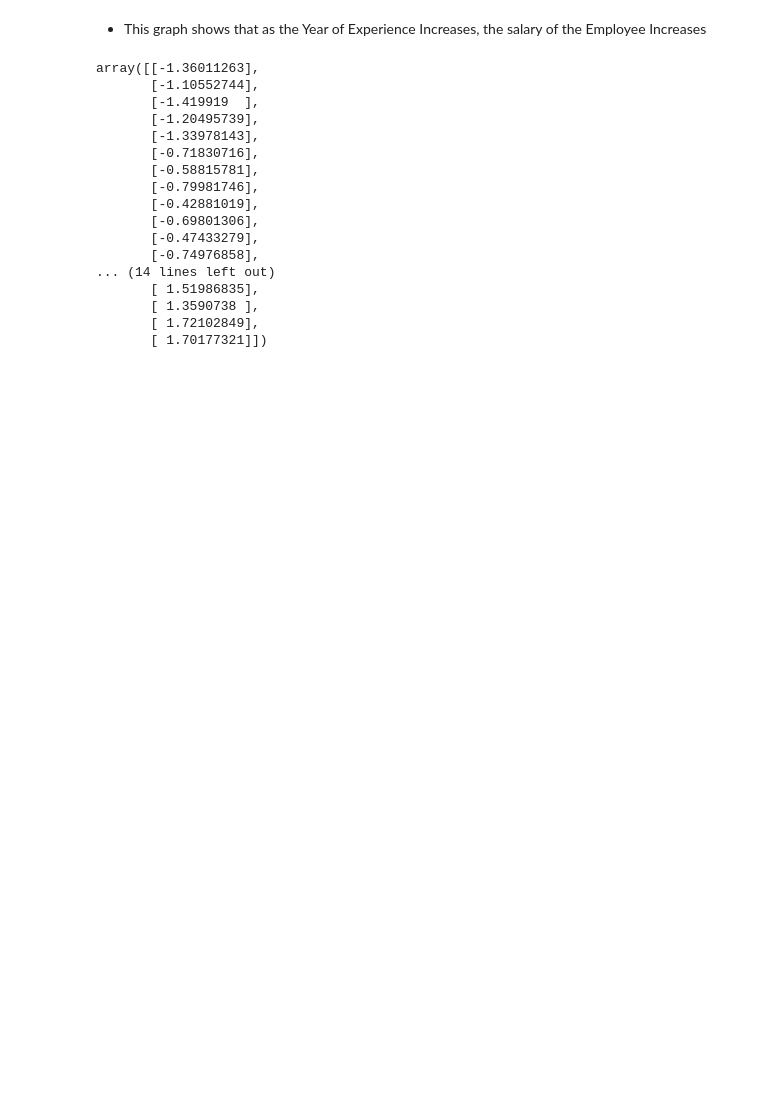
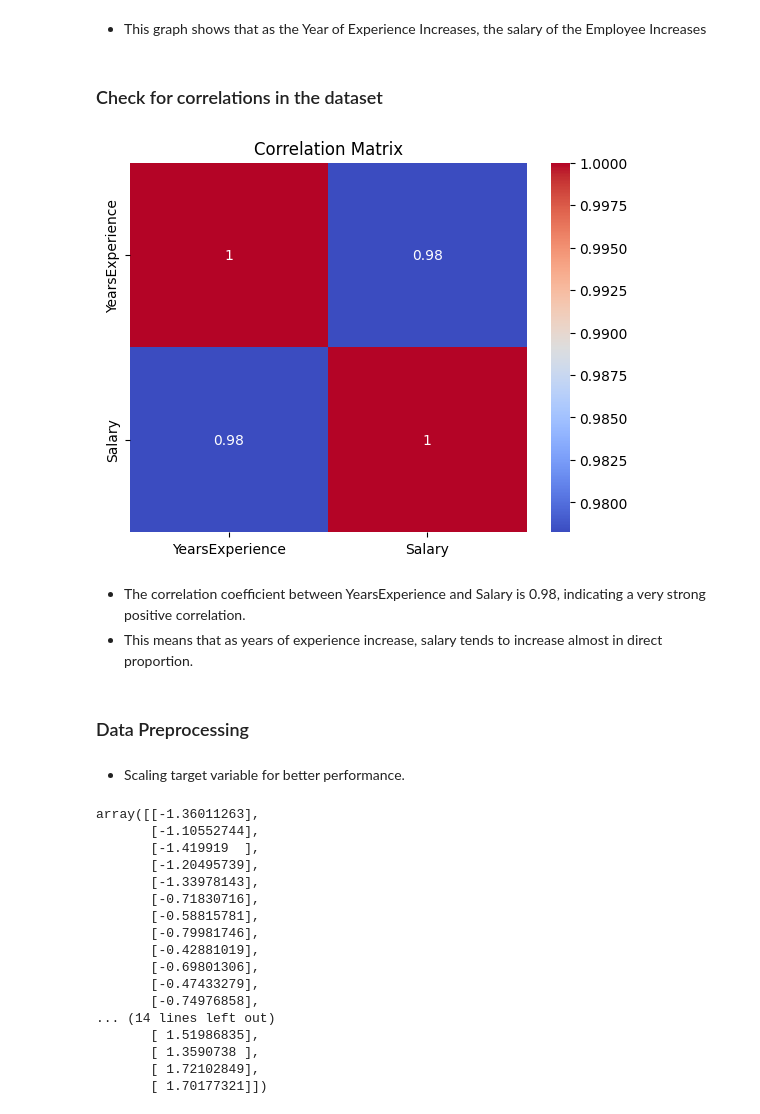
Before and after one commit to kamlesh-IY9/Fxis-ai---Task, a Jupyter notebook: Linear Regression/Salary Prediction Linear Regression.ipynb, the cells around one changed output. Saved outputs shown, nothing was run; the diff lists cells and outputs as text; code cells hidden in the pictures; blank space fills up the shorter version.

```diff
--- a/Linear Regression/Salary Prediction Linear Regression.ipynb
+++ b/Linear Regression/Salary Prediction Linear Regression.ipynb
@@ -54,3 +65,17 @@ plt.show()
 # %% [markdown]
 - This graph shows that as the Year of Experience Increases, the salary of the Employee Increases
+# %% [markdown]
+### Check for correlations in the dataset
+# %%
+correlation = df.corr()
+sns.heatmap(correlation, annot=True, cmap='coolwarm')
+plt.title("Correlation Matrix")
+plt.show()
+# %% [output]
+[figure, added]
+# %% [markdown]
+- The correlation coefficient between YearsExperience and Salary is 0.98, indicating a very strong positive correlation.
+- This means that as years of experience increase, salary tends to increase almost in direct proportion.
+# %% [markdown]
+### Data Preprocessing
 # %%
@@ -58,6 +85,8 @@ x = df[['YearsExperience']]
 y = df.drop(['YearsExperience'] , axis = 1)
 # %%
 from sklearn.preprocessing import StandardScaler
+# %% [markdown]
+- Scaling target variable for better performance.
 # %%
 scaler = StandardScaler()
 # %%
```
Also changed, not shown: parts of 24 cells of this notebook.
